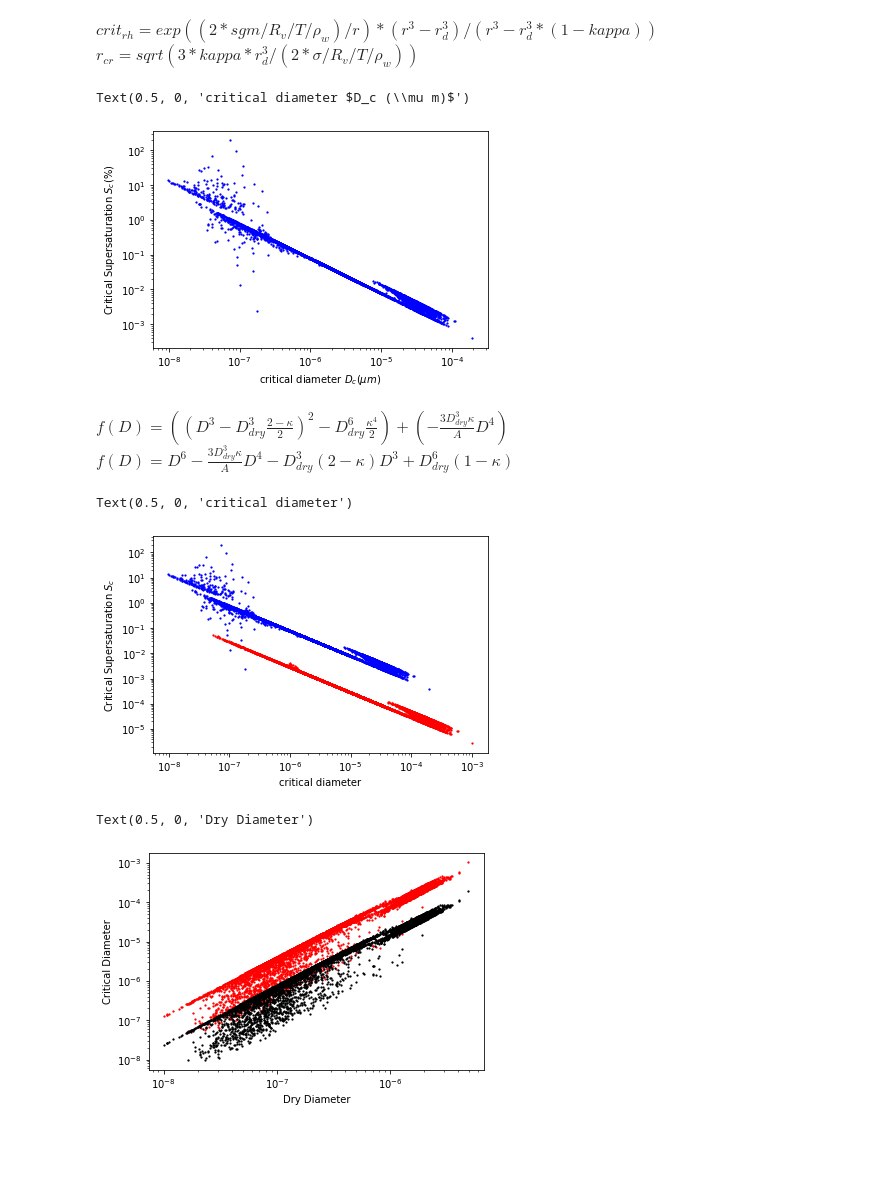
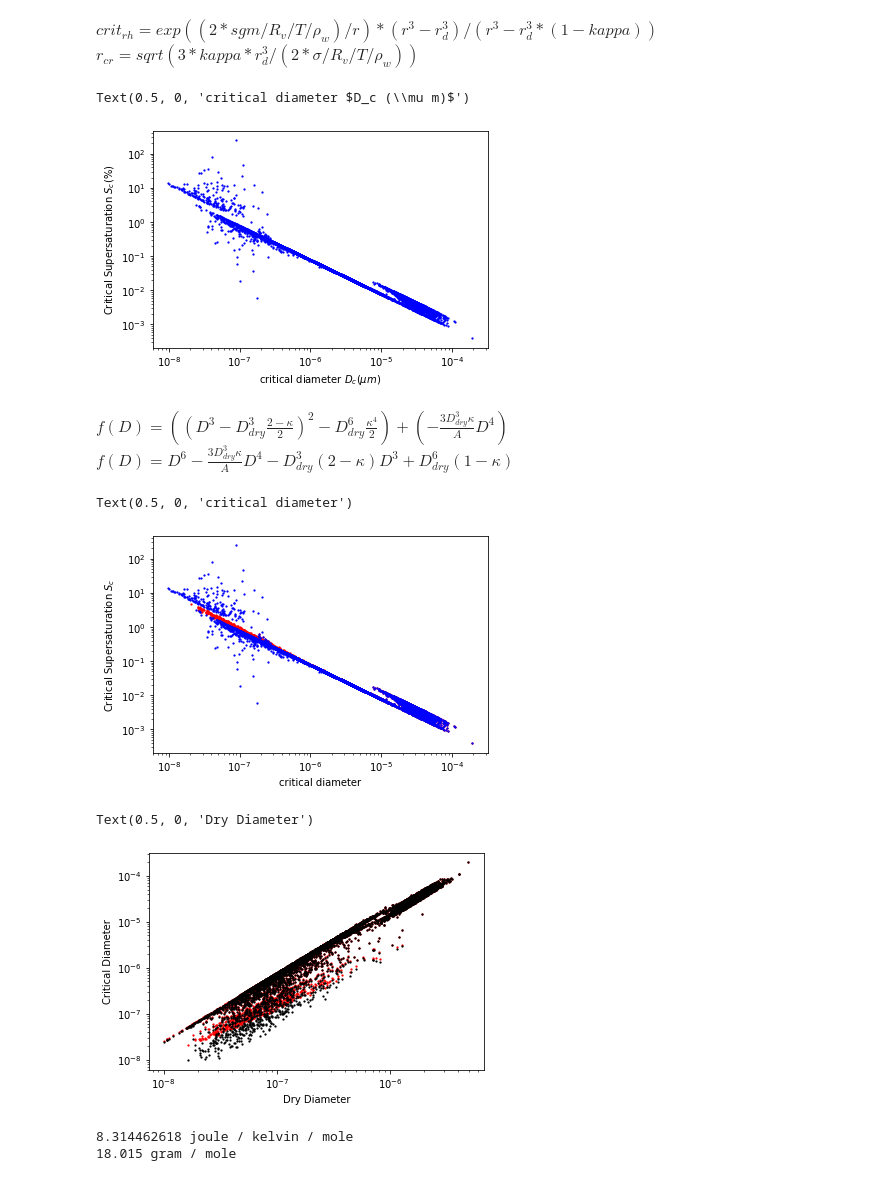
Before and after one commit to Jim-Xu/Project_Scripts, a Jupyter notebook: test.ipynb, the cells around one changed output. Saved outputs shown, nothing was run; the diff lists cells and outputs as text; code cells hidden in the pictures; blank space fills up the shorter version.

Commit message:
correct crit_diam

```diff
--- a/test.ipynb
+++ b/test.ipynb
@@ -25,6 +26,10 @@ Rv = 461  # J K-1 Kg-1
 temp = 298 # K
 rho_w = 1000   # Kg m-3
 mw = 18 * 1e-3 # Kg mol-1
+
+Rv = 8.314/mw  # J K-1 kg-1
+R = 8.314
+a = (4*mw)/(R*temp*rho_w)
 # %%
 time = '13'
 df = pd.read_csv('/data/keeling/a/xx24/d/partmc/scenarios/1_urban_plume/do_coagulation/single_particle_000000'+time+'.csv', sep='\s+', header=None)
@@ -115,7 +120,7 @@ plt.ylabel("Critical Supersaturation $S_c (\%)$")
 plt.xlabel("critical diameter $D_c (\mu m)$")
 # %% [output]
 Text(0.5, 0, 'critical diameter $D_c (\\mu m)$')
-[figure, old version]
+[figure, new version]
 # %% [markdown]
 $f(D)=((D^3-D_{dry}^3\frac{2-\kappa}{2})^2-D_{dry}^6\frac{\kappa ^4}{2})+(-\frac{3D_{dry}^3{\kappa}}{A}D^4 )$ \
 $f(D)=D^6-\frac{3D_{dry}^3\kappa}{A}D^4-D_{dry}^3(2-\kappa)D^3+D_{dry}^6(1-\kappa)$
@@ -124,37 +129,39 @@ capital_A = pd.Series(np.zeros(len(dry_diameters)))
 c_1 = pd.Series(np.zeros(len(dry_diameters)))
 c_2 = pd.Series(np.zeros(len(dry_diameters)))
 c_3 = pd.Series(np.zeros(len(dry_diameters)))
-crit_radius = pd.Series(np.zeros(len(dry_diameters)))
+crit_diam = pd.Series(np.zeros(len(dry_diameters)))
 crit_ss = pd.Series(np.zeros(len(dry_diameters)))
 # %%
 for i in range(len(dry_diameters)):
-    capital_A[i] = (4 * mw * sgm[i])/(Rv * temp * rho_w)
-    c_1[i] = -(3 * (dry_diameters[i]/2) ** 3 * kappa_single[i])/capital_A[i]
-    c_2[i] = -(dry_diameters[i]/2) ** 3 * (2 - kappa_single[i])
-    c_3[i] = (dry_diameters[i]/2) ** 6 * (1 - kappa_single[i])
+    capital_A[i] = a * sgm[i]
+    c_1[i] = -(3 * dry_diameters[i] ** 3 * kappa_single[i])/capital_A[i]
+    c_2[i] = -dry_diameters[i] ** 3 * (2 - kappa_single[i])
+    c_3[i] = dry_diameters[i] ** 6 * (1 - kappa_single[i])
     func = lambda  x: x ** 6 + c_1[i] * (x ** 4) + c_2[i] * (x **3) + c_3[i]
     df = lambda x: 6 * x ** 5 + 4 * c_1[i] * x **3 + 3 * c_2[i] * x **2
     ddf = lambda x: 30 * x ** 4 + 12 * c_1[i] * x **2 + 6 * c_2[i] * x
-    crit_radius[i] = scipy.optimize.brentq(func, dry_diameters[i]/2, 1, xtol=1e-14, rtol=8.881784197001252e-16, maxiter=100, full_output=False, disp=True)
-    crit_ss[i] = ((crit_radius[i]**3 -(dry_diameters[i]/2)**3)/(crit_radius[i]**3 - (dry_diameters[i]/2)**3 * (1-kappa_single[i])))*np.exp(capital_A[i]/crit_radius[i])
+    crit_diam[i] = scipy.optimize.brentq(func, dry_diameters[i], 1, xtol=1e-14, rtol=8.881784197001252e-16, maxiter=100, full_output=False, disp=True)
+    crit_ss[i] = ((crit_diam[i]**3 -dry_diameters[i]**3)/(crit_diam[i]**3 - (dry_diameters[i]**3 * (1-kappa_single[i]))))*np.exp(capital_A[i]/crit_diam[i])
+    # diam = np.arange(1e-7,1e-3,1e-6)
+    # plt.plot(diam,diam ** 6 - c_1[i] * (diam ** 4) - c_2[i] * (diam **3) + c_3[i])
 
-plt.scatter(2*crit_radius, (crit_ss-1)*100, s=1.5, c= 'r')
+plt.scatter(crit_diam, (crit_ss-1)*100, s=1.5, c= 'r')
+# plt.scatter(dry_diameters,scs*100,s=1.5, c= 'g')
 plt.scatter(2*r_cr, (cr_rhs-1)*100, s=1.5, c='b')
-# plt.scatter(dry_diameters,scs*100, s=1.5, c='k')
 plt.xscale("log")
 plt.yscale("log")
 plt.ylabel("Critical Supersaturation $S_c $")
 plt.xlabel("critical diameter")
 # %% [output]
 Text(0.5, 0, 'critical diameter')
-[figure, old version]
+[figure, new version]
 # %%
-plt.scatter(dry_diameters, 2*crit_radius,s=1.5, c = 'r')
+plt.scatter(dry_diameters, crit_diam,s=1.5, c = 'r')
 plt.scatter(dry_diameters, 2*r_cr,s=1.5, c = 'k')
 plt.xscale("log")
 plt.yscale("log")
 plt.ylabel("Critical Diameter")
 plt.xlabel("Dry Diameter")
 # %% [output]
 Text(0.5, 0, 'Dry Diameter')
-[figure, old version]
+[figure, new version]
@@ -160,0 +177,6 @@ Text(0.5, 0, 'Dry Diameter')
+# %%
+print(R_str)
+print(Mv)
+# %% [output]
+8.314462618 joule / kelvin / mole
+18.015 gram / mole
```
Also changed, not shown: parts of 4 cells of this notebook.
